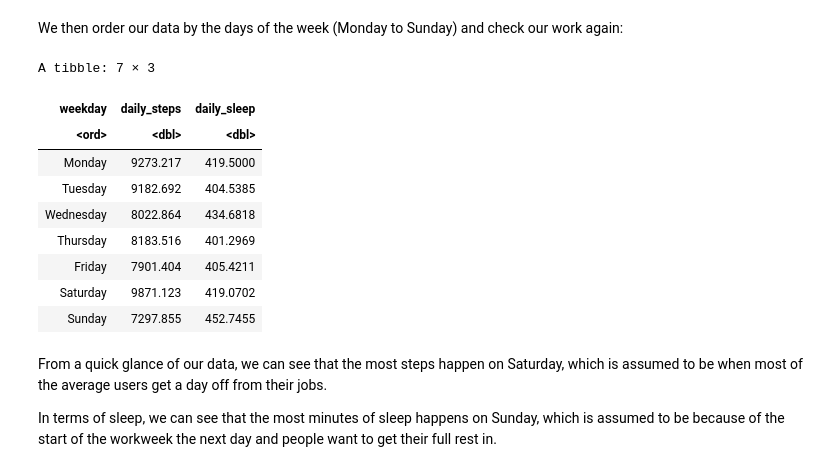
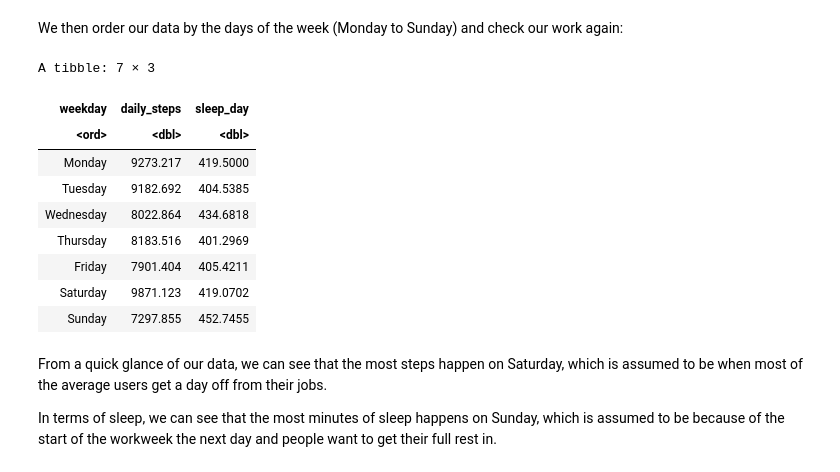
Before and after one commit to IvanSiat/Bellabeat-Case-Study---Google-Data-Analytics-Course, a Jupyter notebook: bellabeat-case-study-capstone-project.ipynb, the cells around one changed output. Drawn from its saved outputs; the diff is of its cells as text; code cells hidden in the pictures.

Commit message:
wording and dataframe changes

```diff
--- a/bellabeat-case-study-capstone-project.ipynb
+++ b/bellabeat-case-study-capstone-project.ipynb
@@ -262,5 +262,5 @@ Here we see that theres a duplicate in the daily_sleep data set, so we clean it
 # %%
-daily_sleep <- daily_sleep %>%
+sleep_day <- sleep_day %>%
   distinct() %>%
   drop_na()
 # %% [markdown]
@@ -281,8 +277,8 @@ We use the clean_names() and rename_with() functions from the janitor package to
 clean_names(daily_activity)
 daily_activity<- rename_with(daily_activity, tolower)
 
-clean_names(daily_sleep)
-daily_sleep <- rename_with(daily_sleep, tolower)
+clean_names(sleep_day)
+sleep_day <- rename_with(sleep_day, tolower)
 
 clean_names(hourly_steps)
 hourly_steps <- rename_with(hourly_steps, tolower)
@@ -353,9 +349,9 @@ daily_activity <- daily_activity %>%
   rename(date = activitydate) %>%
   mutate(date = as.Date(date, format = "%m/%d/%Y"))
 
-daily_sleep <- daily_sleep %>%
+sleep_day <- sleep_day %>%
   rename(date = sleepday) %>%
-  mutate(date = as.Date(date,format ="%m/%d/%Y %I:%M:%S %p"))
+  mutate(date = as.Date(date,format ="%m/%d/%Y"))
 # %% [markdown]
 Now we run the head() function again to see if our date columns have changed
 # %%
@@ -405,5 +401,5 @@ Since our main datasets are daily_activity and daily_sleep, we will merge them t
 # %%
-daily_activity_sleep <- merge(daily_activity, daily_sleep, by=c ("id", "date"))
+daily_activity_sleep <- merge(daily_activity, sleep_day, by=c ("id", "date"))
 glimpse(daily_activity_sleep)
 # %% [output]
 Rows: 410
@@ -460,15 +456,15 @@ We then order our data by the days of the week (Monday to Sunday) and check our
 # %%
 weekday_steps_sleep$weekday <- ordered(weekday_steps_sleep$weekday, levels = c("Monday", "Tuesday", "Wednesday", "Thursday",
 "Friday", "Saturday", "Sunday"))
 
 weekday_steps_sleep <-weekday_steps_sleep%>%
   group_by(weekday) %>%
-  summarize (daily_steps = mean(totalsteps), daily_sleep = mean(totalminutesasleep))
+  summarize (daily_steps = mean(totalsteps), sleep_day = mean(totalminutesasleep))
 
 weekday_steps_sleep
 # %% [output]
 A tibble: 7 × 3
-| weekday | daily_steps | daily_sleep |
+| weekday | daily_steps | sleep_day |
 | <ord> | <dbl> | <dbl> |
 | Monday | 9273.217 | 419.5000 |
 | Tuesday | 9182.692 | 404.5385 |
```
Also changed, not shown: parts of 13 cells of this notebook.
